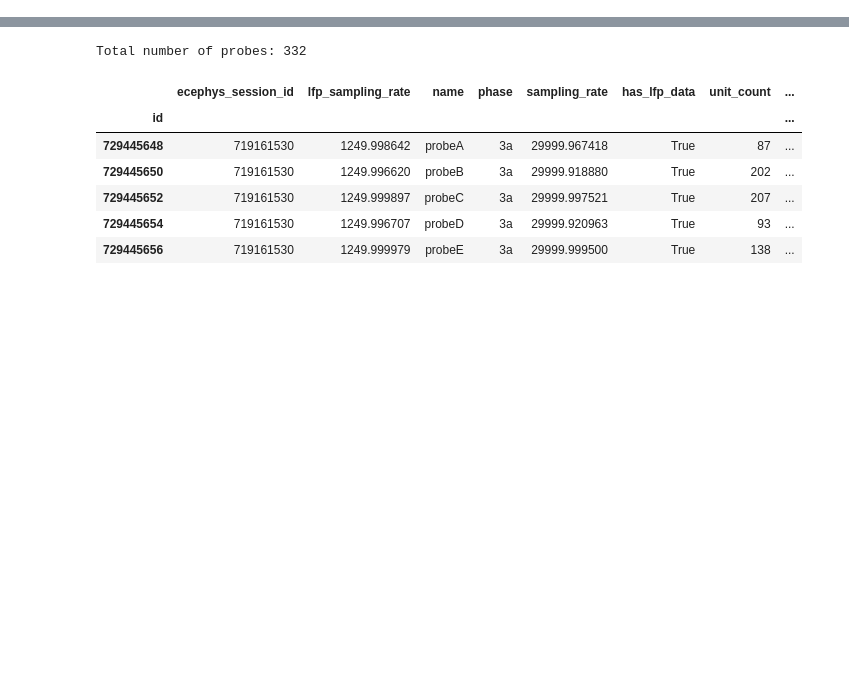
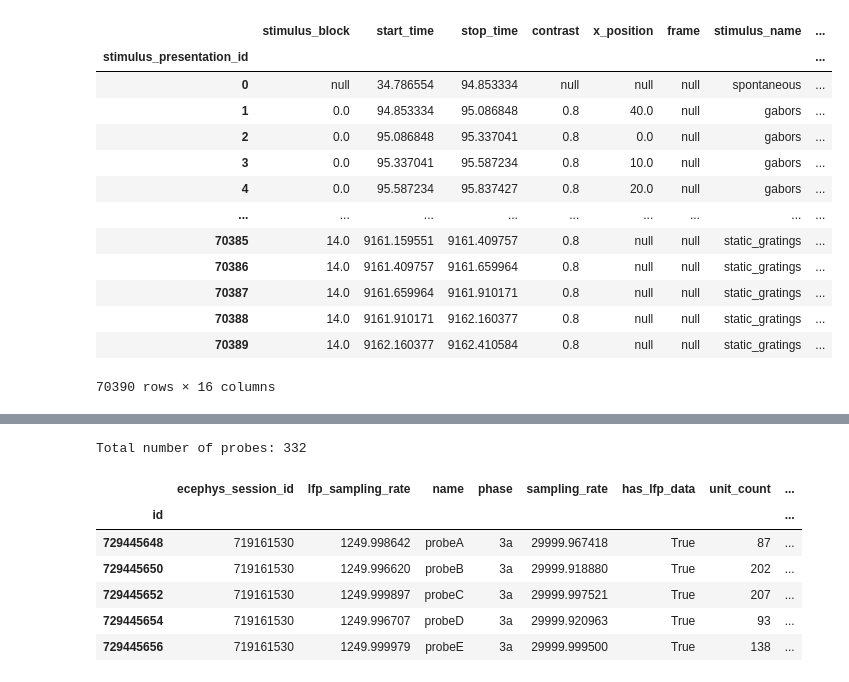
Before and after one commit to mariakesa/NeuroGarage, a Jupyter notebook: Neuropixels.ipynb, the cells around one changed output, grey strips where cells are left out. Cells and saved outputs as stored; diff of their text form; code cells hidden in the pictures; blank space fills up the shorter version.

```diff
--- a/Neuropixels.ipynb
+++ b/Neuropixels.ipynb
@@ -18,3 +18,22 @@ sessions = cache.get_session_table()
 
 
 #session = cache.get_session_data(sessions.index.values[0])
+# %%
+session=cache.get_session_data(746083955)
+# %%
+session.stimulus_presentations
+# %% [output]
+|  | stimulus_block | start_time | stop_time | contrast | x_position | frame | stimulus_name | ... |
+| stimulus_presentation_id |  |  |  |  |  |  |  | ... |
+| 0 | null | 34.786554 | 94.853334 | null | null | null | spontaneous | ... |
+| 1 | 0.0 | 94.853334 | 95.086848 | 0.8 | 40.0 | null | gabors | ... |
+| 2 | 0.0 | 95.086848 | 95.337041 | 0.8 | 0.0 | null | gabors | ... |
+| 3 | 0.0 | 95.337041 | 95.587234 | 0.8 | 10.0 | null | gabors | ... |
+| 4 | 0.0 | 95.587234 | 95.837427 | 0.8 | 20.0 | null | gabors | ... |
+| ... | ... | ... | ... | ... | ... | ... | ... | ... |
+| 70385 | 14.0 | 9161.159551 | 9161.409757 | 0.8 | null | null | static_gratings | ... |
+| 70386 | 14.0 | 9161.409757 | 9161.659964 | 0.8 | null | null | static_gratings | ... |
+| 70387 | 14.0 | 9161.659964 | 9161.910171 | 0.8 | null | null | static_gratings | ... |
+| 70388 | 14.0 | 9161.910171 | 9162.160377 | 0.8 | null | null | static_gratings | ... |
+| 70389 | 14.0 | 9162.160377 | 9162.410584 | 0.8 | null | null | static_gratings | ... |
+70390 rows × 16 columns
```
Also changed, not shown: parts of 6 cells of this notebook, 3 other files.
